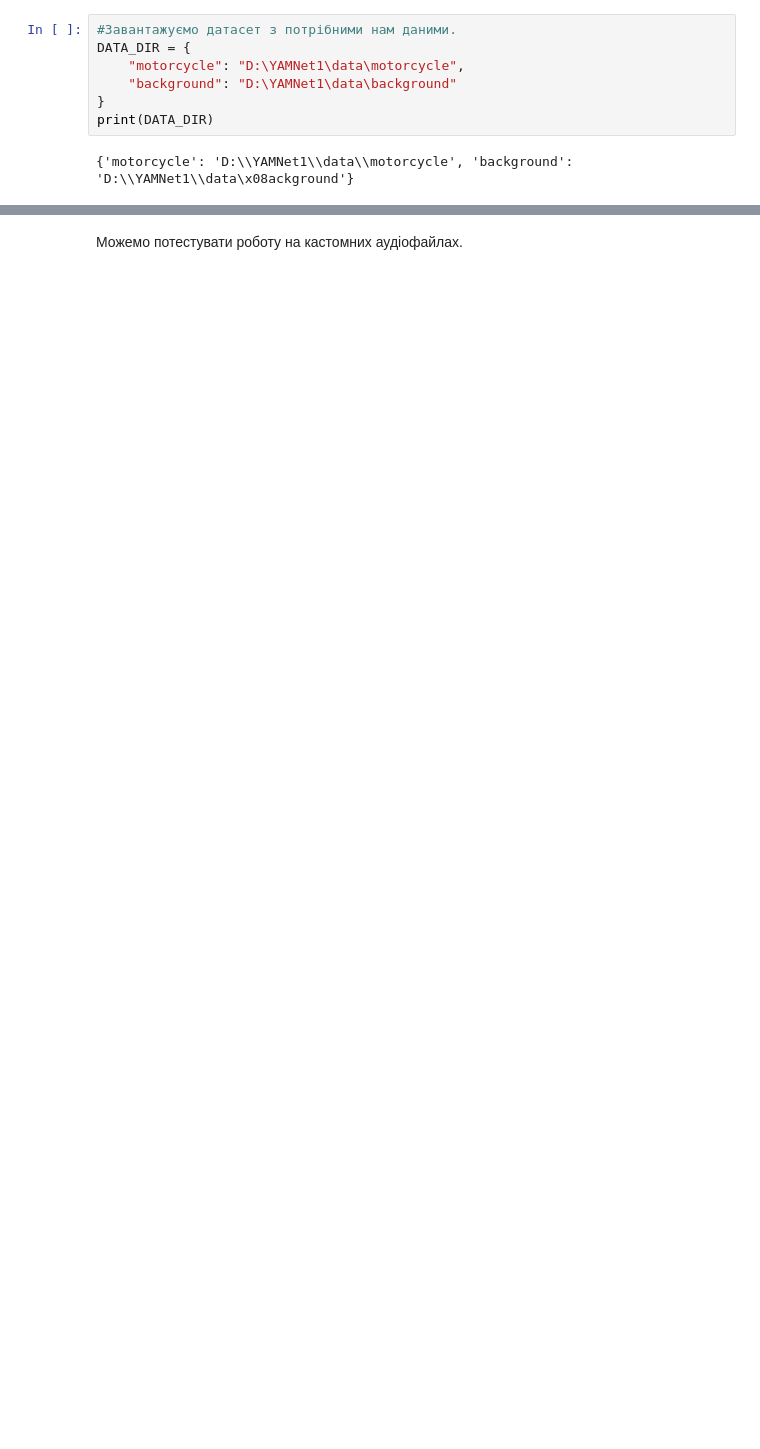
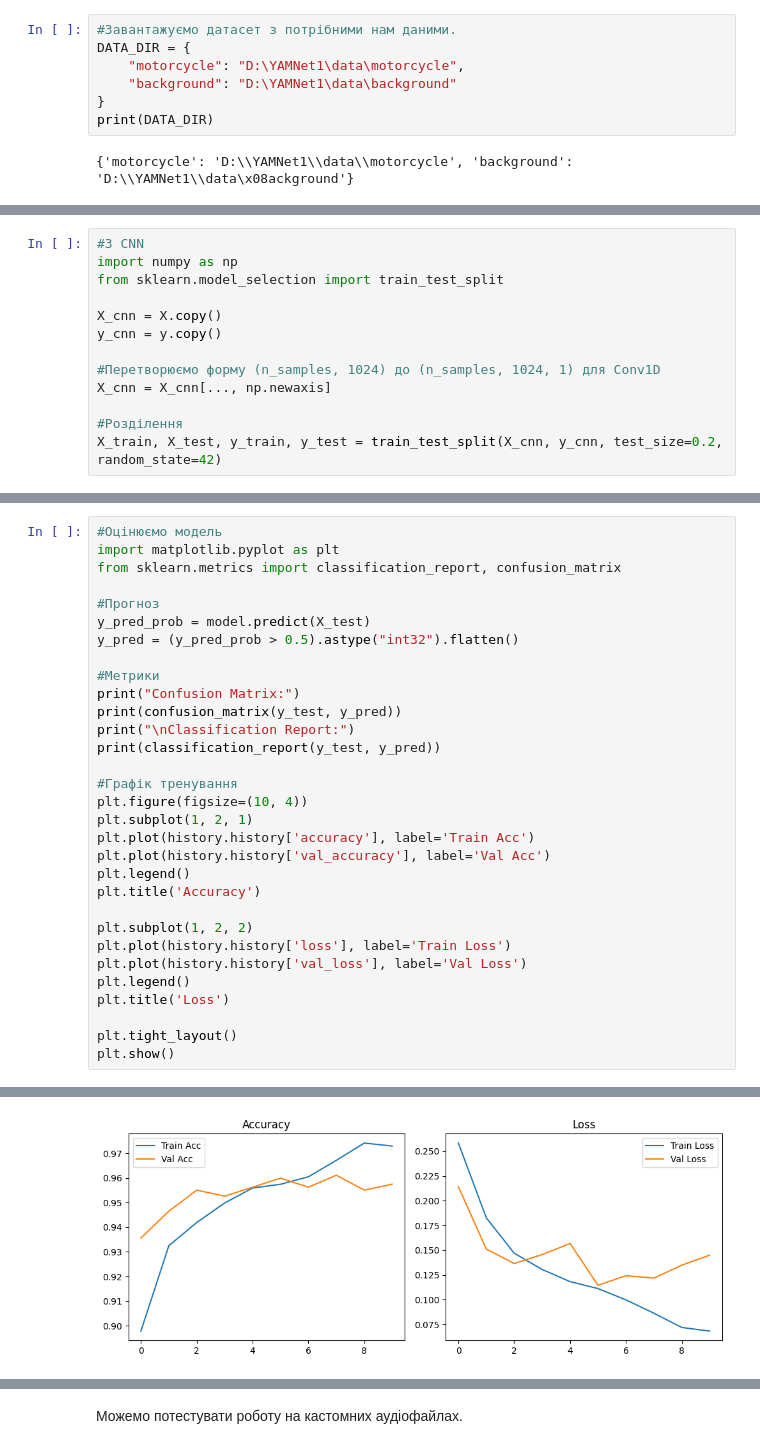
Before and after one commit to Yurii-Stepovenko/YAMNet1, a Jupyter notebook: Main.ipynb, the cells around one changed output, grey strips where cells are left out. Cells and saved outputs as stored; diff of their text form; blank space fills up the shorter version.

```diff
--- a/Main.ipynb
+++ b/Main.ipynb
@@ -296,0 +339,13 @@ weighted avg       0.95      0.95      0.95      1025
+# %%
+#3 CNN
+import numpy as np
+from sklearn.model_selection import train_test_split
+
+X_cnn = X.copy()
+y_cnn = y.copy()
+
+#Перетворюємо форму (n_samples, 1024) до (n_samples, 1024, 1) для Conv1D
+X_cnn = X_cnn[..., np.newaxis]
+
+#Розділення
+X_train, X_test, y_train, y_test = train_test_split(X_cnn, y_cnn, test_size=0.2, random_state=42)
@@ -296,0 +426,32 @@ weighted avg       0.95      0.95      0.95      1025
+# %%
+#Оцінюємо модель
+import matplotlib.pyplot as plt
+from sklearn.metrics import classification_report, confusion_matrix
+
+#Прогноз
+y_pred_prob = model.predict(X_test)
+y_pred = (y_pred_prob > 0.5).astype("int32").flatten()
+
+#Метрики
+print("Confusion Matrix:")
+print(confusion_matrix(y_test, y_pred))
+print("\nClassification Report:")
+print(classification_report(y_test, y_pred))
+
+#Графік тренування
+plt.figure(figsize=(10, 4))
+plt.subplot(1, 2, 1)
+plt.plot(history.history['accuracy'], label='Train Acc')
+plt.plot(history.history['val_accuracy'], label='Val Acc')
+plt.legend()
+plt.title('Accuracy')
+
+plt.subplot(1, 2, 2)
+plt.plot(history.history['loss'], label='Train Loss')
+plt.plot(history.history['val_loss'], label='Val Loss')
+plt.legend()
+plt.title('Loss')
+
+plt.tight_layout()
+plt.show()
+# %% [output]
@@ -296,0 +472 @@ weighted avg       0.95      0.95      0.95      1025
+[figure, added]
```
Also changed, not shown: parts of 31 cells of this notebook, 12 other files.
